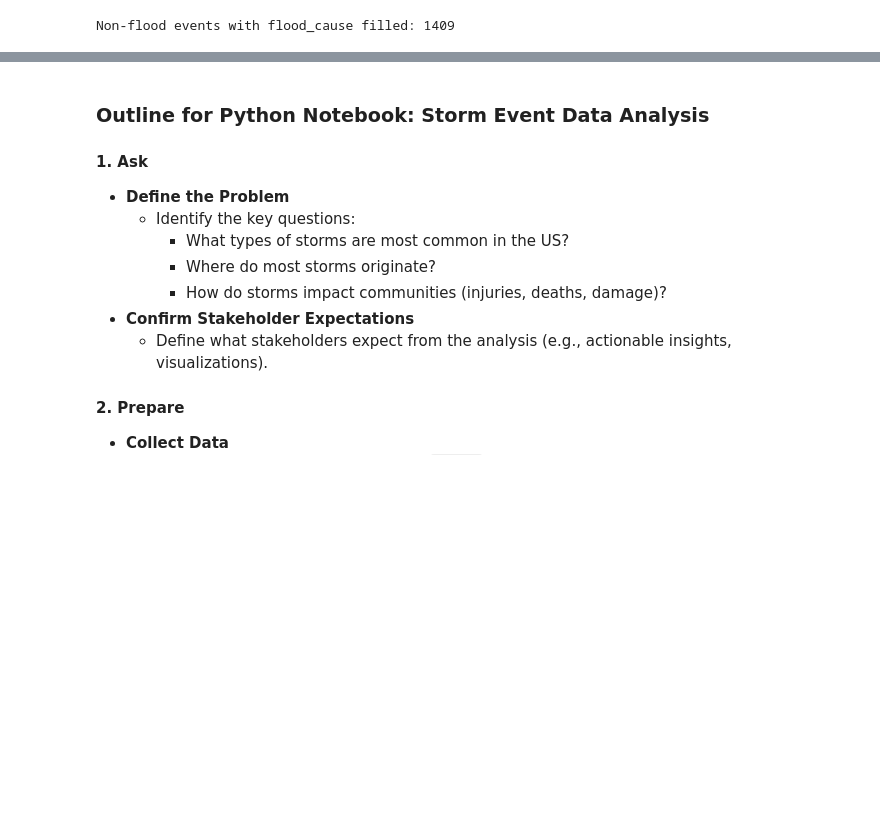
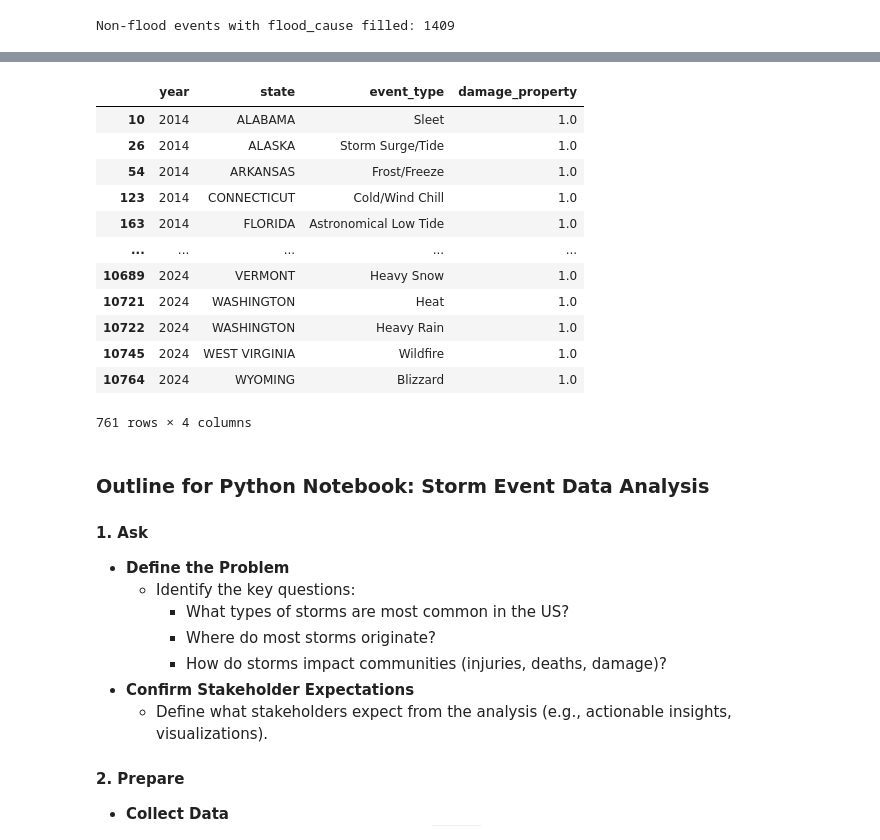
Before and after one commit to quiinthieu/us-storm-events, a Jupyter notebook: sample.ipynb, the cells around one changed output, grey strips where cells are left out. Drawn from its saved outputs; the diff is of its cells as text; code cells hidden in the pictures; blank space fills up the shorter version.

```diff
--- a/sample.ipynb
+++ b/sample.ipynb
@@ -508,3 +613,26 @@ array(['Tornado', 'Thunderstorm Wind', 'Flash Flood', 'Excessive Heat',
+# %%
+# Group by year, state, and event_type, then calculate the percentage of missing damage_property
+missing_groups = df_details.groupby(['year', 'state', 'event_type'])['damage_property'].apply(lambda x: x.isna().mean()).reset_index()
+
+# Filter for groups where the missing percentage is 100%
+missing_100_percent = missing_groups[missing_groups['damage_property'] == 1.0]
+
+# Display the result
+missing_100_percent
+# %% [output]
+|  | year | state | event_type | damage_property |
+| 10 | 2014 | ALABAMA | Sleet | 1.0 |
+| 26 | 2014 | ALASKA | Storm Surge/Tide | 1.0 |
+| 54 | 2014 | ARKANSAS | Frost/Freeze | 1.0 |
+| 123 | 2014 | CONNECTICUT | Cold/Wind Chill | 1.0 |
+| 163 | 2014 | FLORIDA | Astronomical Low Tide | 1.0 |
+| ... | ... | ... | ... | ... |
+| 10689 | 2024 | VERMONT | Heavy Snow | 1.0 |
+| 10721 | 2024 | WASHINGTON | Heat | 1.0 |
+| 10722 | 2024 | WASHINGTON | Heavy Rain | 1.0 |
+| 10745 | 2024 | WEST VIRGINIA | Wildfire | 1.0 |
+| 10764 | 2024 | WYOMING | Blizzard | 1.0 |
+761 rows × 4 columns
 # %% [markdown]
 ### Outline for Python Notebook: Storm Event Data Analysis
 
```
Also changed, not shown: parts of 42 cells of this notebook, 2 other files.
